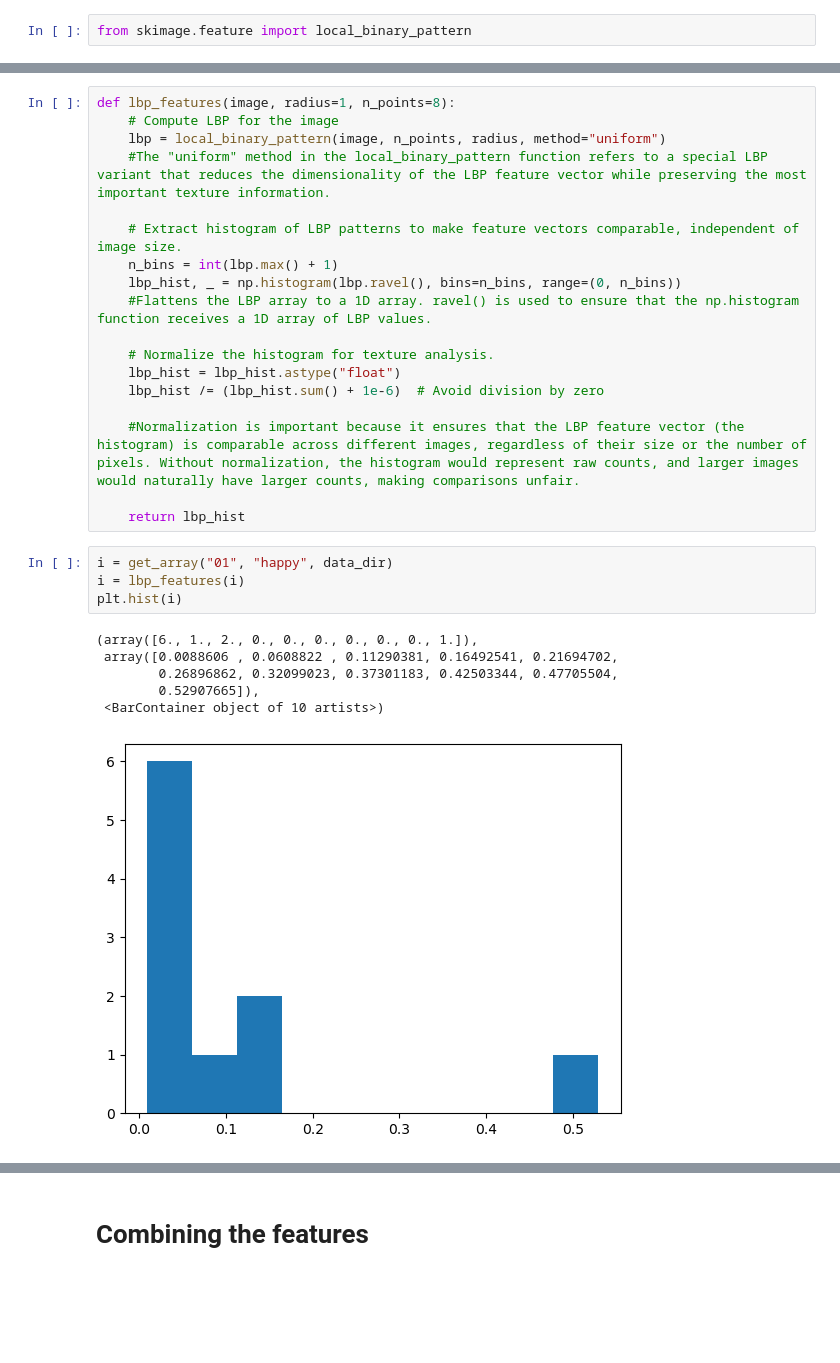
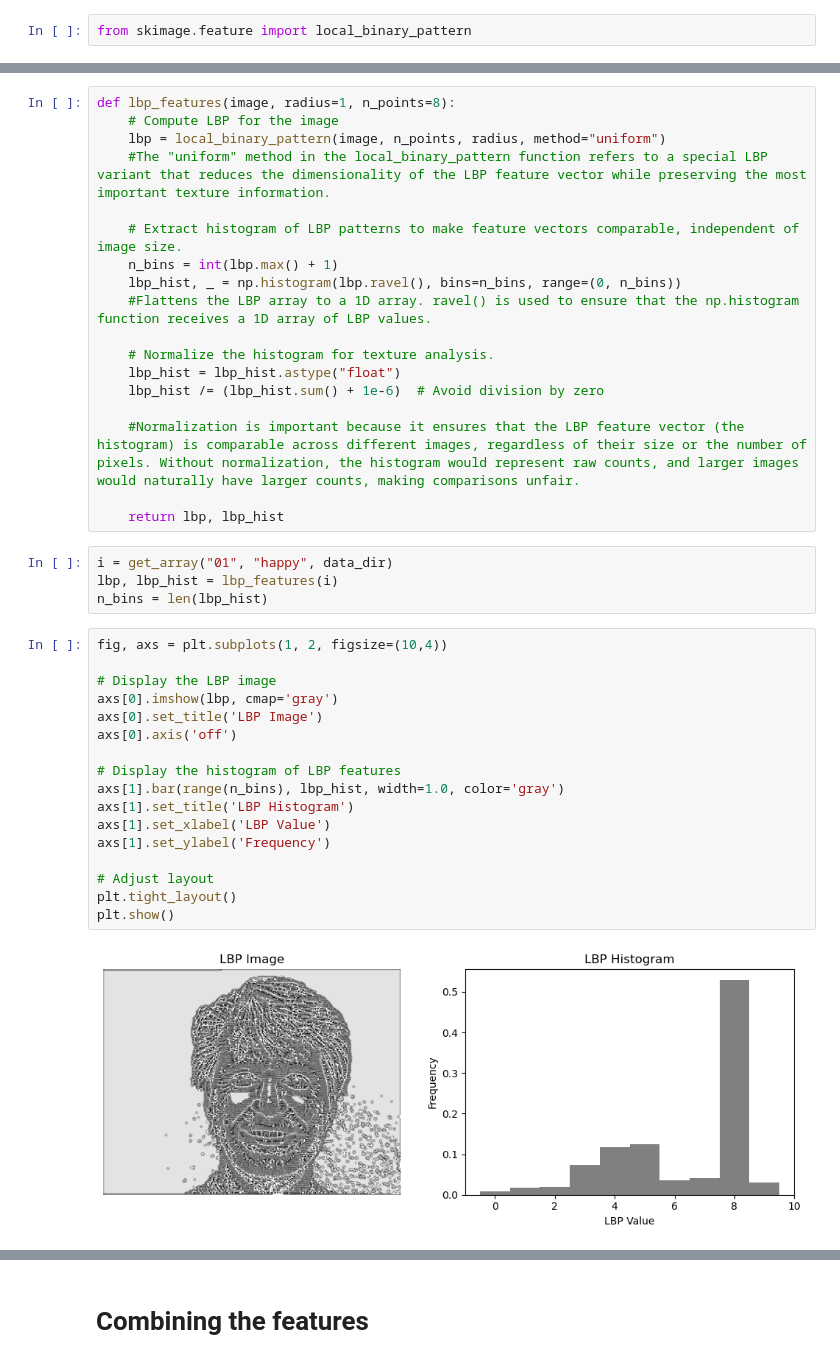
Before and after one commit to sinhajiya/Face_Recognition_from_Features_using_Yale_Face_Database, a Jupyter notebook: main.ipynb, the cells around one changed output, grey strips where cells are left out. Saved outputs shown, nothing was run; the diff lists cells and outputs as text; blank space fills up the shorter version.

```diff
--- a/main.ipynb
+++ b/main.ipynb
@@ -231,15 +218,27 @@ def lbp_features(image, radius=1, n_points=8):
 
     #Normalization is important because it ensures that the LBP feature vector (the histogram) is comparable across different images, regardless of their size or the number of pixels. Without normalization, the histogram would represent raw counts, and larger images would naturally have larger counts, making comparisons unfair.
 
-    return lbp_hist
+    return lbp, lbp_hist
 # %%
 i = get_array("01", "happy", data_dir)
-i = lbp_features(i)
-plt.hist(i)
+lbp, lbp_hist = lbp_features(i)
+n_bins = len(lbp_hist)
-# %% [output]
-(array([6., 1., 2., 0., 0., 0., 0., 0., 0., 1.]),
- array([0.0088606 , 0.0608822 , 0.11290381, 0.16492541, 0.21694702,
-        0.26896862, 0.32099023, 0.37301183, 0.42503344, 0.47705504,
-        0.52907665]),
- <BarContainer object of 10 artists>)
-[figure, removed]
+# %%
+fig, axs = plt.subplots(1, 2, figsize=(10,4))
+
+# Display the LBP image
+axs[0].imshow(lbp, cmap='gray')
+axs[0].set_title('LBP Image')
+axs[0].axis('off')
+
+# Display the histogram of LBP features
+axs[1].bar(range(n_bins), lbp_hist, width=1.0, color='gray')
+axs[1].set_title('LBP Histogram')
+axs[1].set_xlabel('LBP Value')
+axs[1].set_ylabel('Frequency')
+
+# Adjust layout
+plt.tight_layout()
+plt.show()
+# %% [output]
+[figure, added]
```
Also changed, not shown: parts of 18 cells of this notebook.
